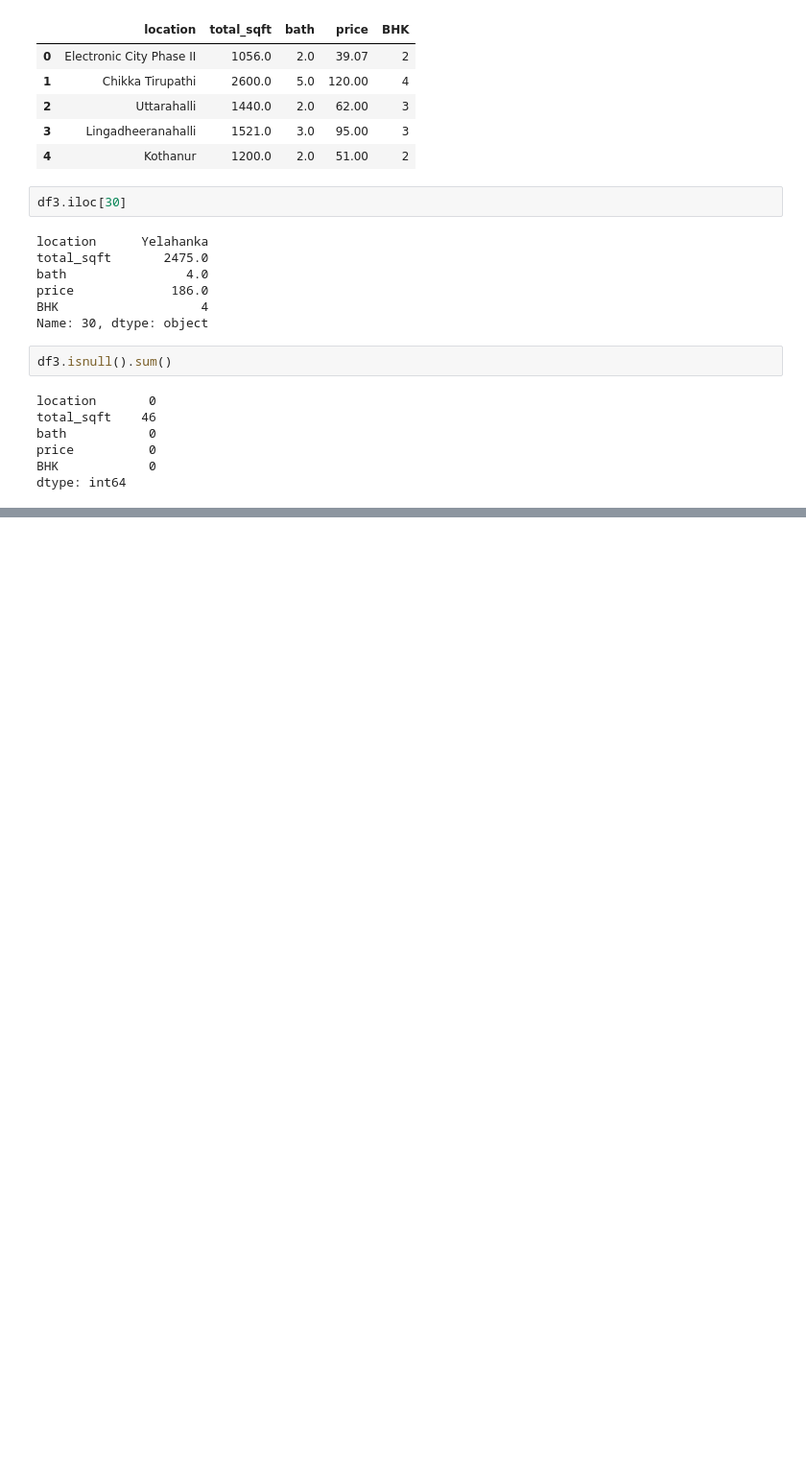
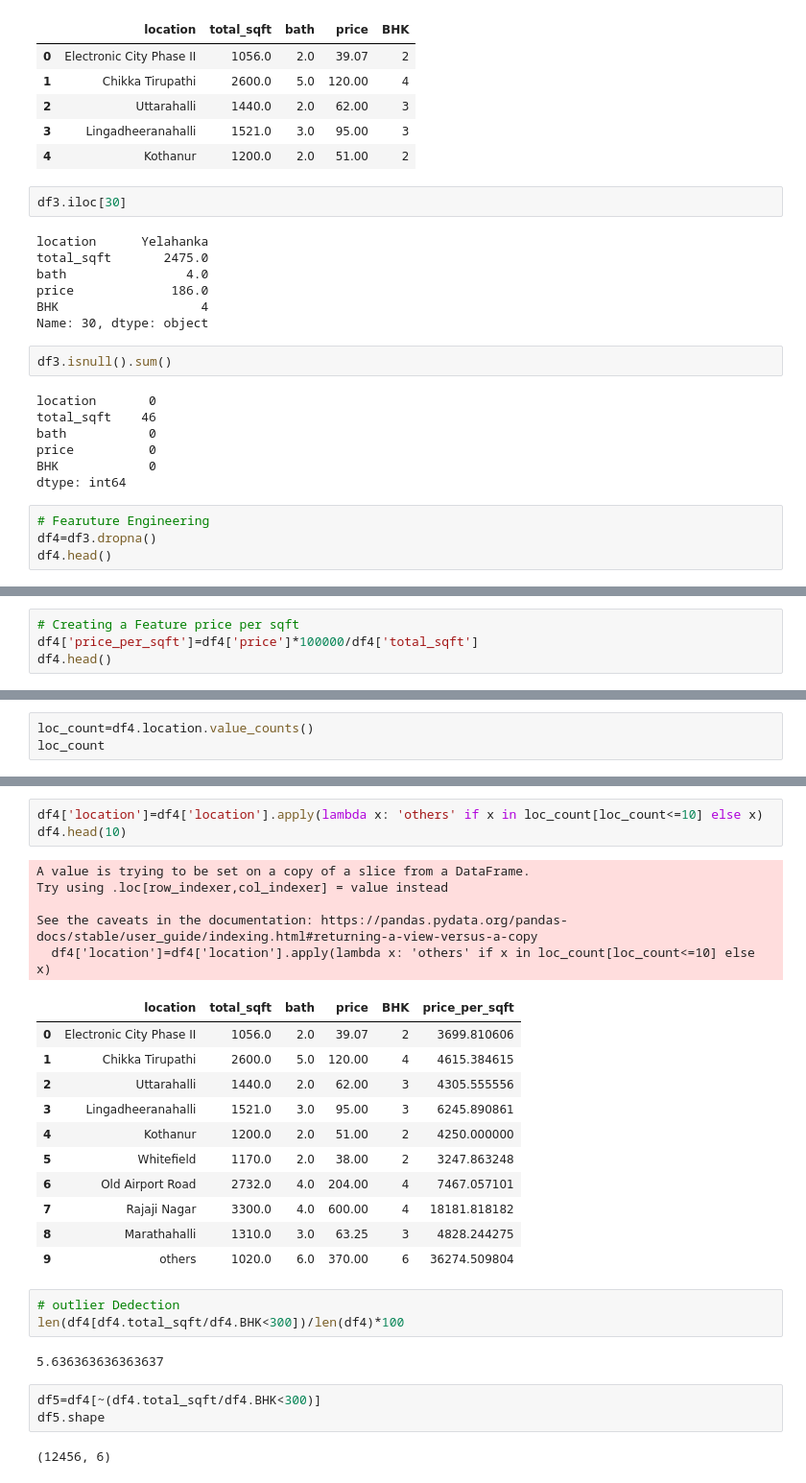
Before and after one commit to vdj-vasudevan/Bangalure-House-Prediction-project, a Jupyter notebook: Bangalore house price Prediction Project.ipynb, the cells around one changed output, grey strips where cells are left out. Shown at 96% size. Drawn from its saved outputs; the diff is of its cells as text; blank space fills up the shorter version.

Commit message:
V3 Day3
Feature Engineering and Outlier Detection

```diff
--- a/Bangalore house price Prediction Project.ipynb
+++ b/Bangalore house price Prediction Project.ipynb
@@ -223,3 +223,7 @@ bath           0
 price          0
 BHK            0
 dtype: int64
+# %%
+# Fearuture Engineering
+df4=df3.dropna()
+df4.head()
@@ -225,0 +237,4 @@ dtype: int64
+# %%
+# Creating a Feature price per sqft
+df4['price_per_sqft']=df4['price']*100000/df4['total_sqft']
+df4.head()
@@ -225,0 +257,3 @@ dtype: int64
+# %%
+loc_count=df4.location.value_counts()
+loc_count
@@ -225,0 +288,30 @@ dtype: int64
+# %%
+df4['location']=df4['location'].apply(lambda x: 'others' if x in loc_count[loc_count<=10] else x)
+df4.head(10)
+# %% [output]
+A value is trying to be set on a copy of a slice from a DataFrame.
+Try using .loc[row_indexer,col_indexer] = value instead
+
+See the caveats in the documentation: https://pandas.pydata.org/pandas-docs/stable/user_guide/indexing.html#returning-a-view-versus-a-copy
+  df4['location']=df4['location'].apply(lambda x: 'others' if x in loc_count[loc_count<=10] else x)
+|  | location | total_sqft | bath | price | BHK | price_per_sqft |
+| 0 | Electronic City Phase II | 1056.0 | 2.0 | 39.07 | 2 | 3699.810606 |
+| 1 | Chikka Tirupathi | 2600.0 | 5.0 | 120.00 | 4 | 4615.384615 |
+| 2 | Uttarahalli | 1440.0 | 2.0 | 62.00 | 3 | 4305.555556 |
+| 3 | Lingadheeranahalli | 1521.0 | 3.0 | 95.00 | 3 | 6245.890861 |
+| 4 | Kothanur | 1200.0 | 2.0 | 51.00 | 2 | 4250.000000 |
+| 5 | Whitefield | 1170.0 | 2.0 | 38.00 | 2 | 3247.863248 |
+| 6 | Old Airport Road | 2732.0 | 4.0 | 204.00 | 4 | 7467.057101 |
+| 7 | Rajaji Nagar | 3300.0 | 4.0 | 600.00 | 4 | 18181.818182 |
+| 8 | Marathahalli | 1310.0 | 3.0 | 63.25 | 3 | 4828.244275 |
+| 9 | others | 1020.0 | 6.0 | 370.00 | 6 | 36274.509804 |
+# %%
+# outlier Dedection
+len(df4[df4.total_sqft/df4.BHK<300])/len(df4)*100
+# %% [output]
+5.636363636363637
+# %%
+df5=df4[~(df4.total_sqft/df4.BHK<300)]
+df5.shape
+# %% [output]
+(12456, 6)
```
Also changed, not shown: parts of 8 cells of this notebook.
